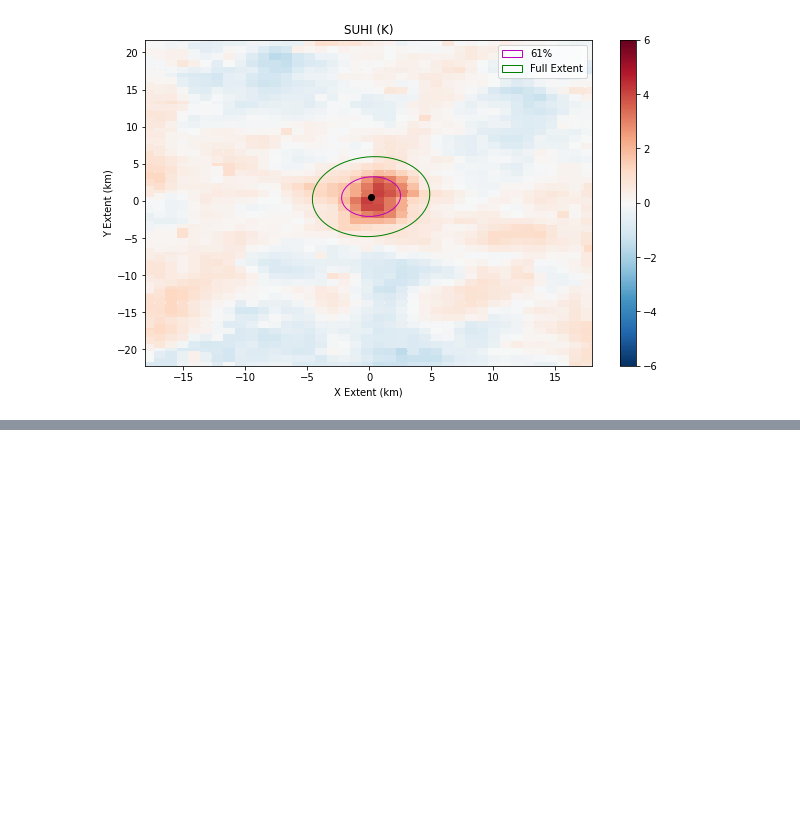
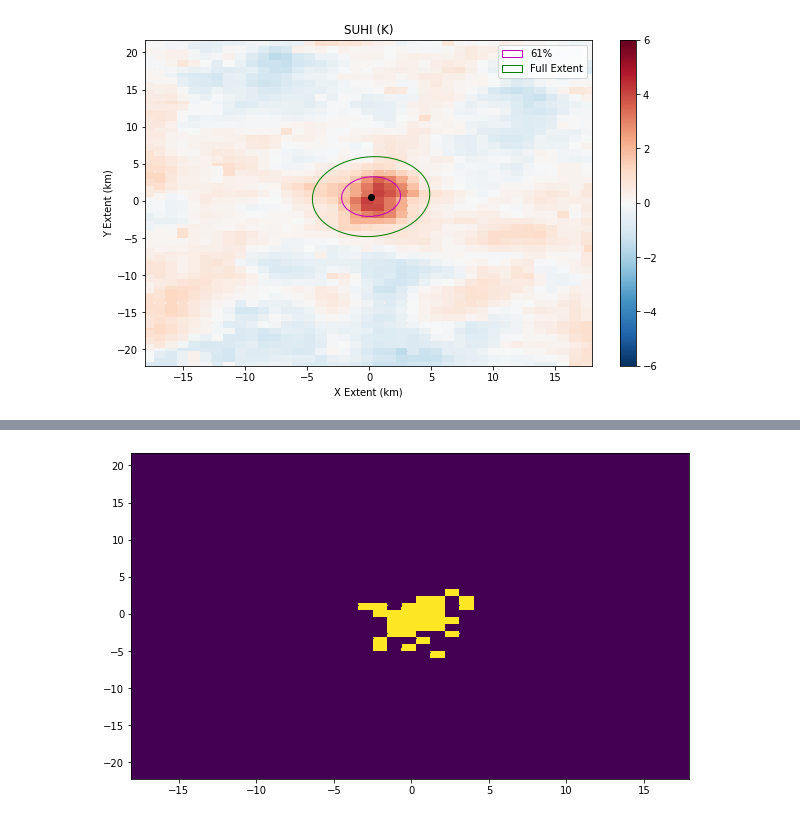
Before and after one commit to SarahBerk-github/MODIS_Gaussian, a Jupyter notebook: GSA_QUICKFIRE.ipynb, the cells around one changed output, grey strips where cells are left out. Saved outputs shown, nothing was run; the diff lists cells and outputs as text; code cells hidden in the pictures; blank space fills up the shorter version.

```diff
--- a/GSA_QUICKFIRE.ipynb
+++ b/GSA_QUICKFIRE.ipynb
@@ -618,0 +667,15 @@ Text(0.5, 1.0, 'SUHI (K)')
+# %%
+fig = plt.figure(figsize=(10, 6))
+ax=plt.gca()
+
+x = new_df.x_points
+y = new_df.y_points
+z = new_df.is_urban
+
+#get the points into the correct format
+X ,Y = np.meshgrid(x ,y)
+Z = scipy.interpolate.griddata((x, y), z, (X,Y), method='nearest')
+
+c = ax.pcolormesh(X,Y, Z)
+# %% [output]
+[figure, added]
```
Also changed, not shown: parts of 9 cells of this notebook, 1 other file.
